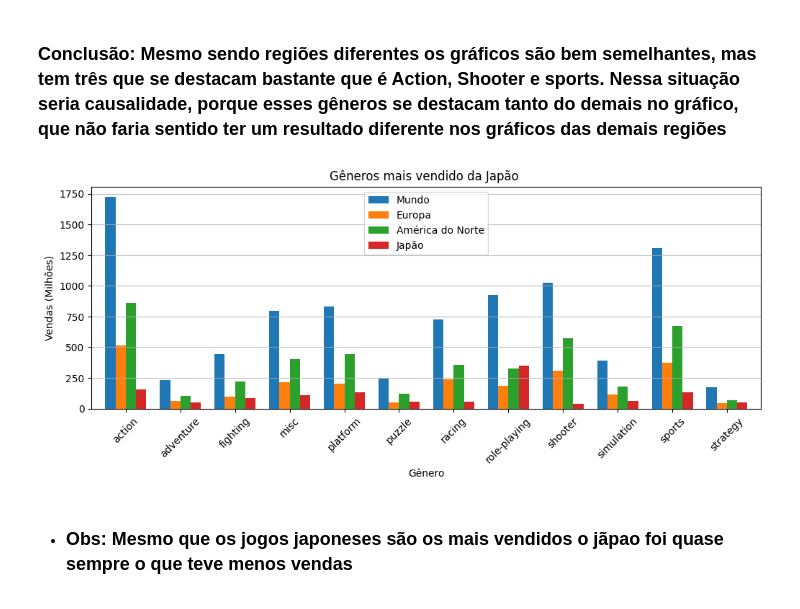
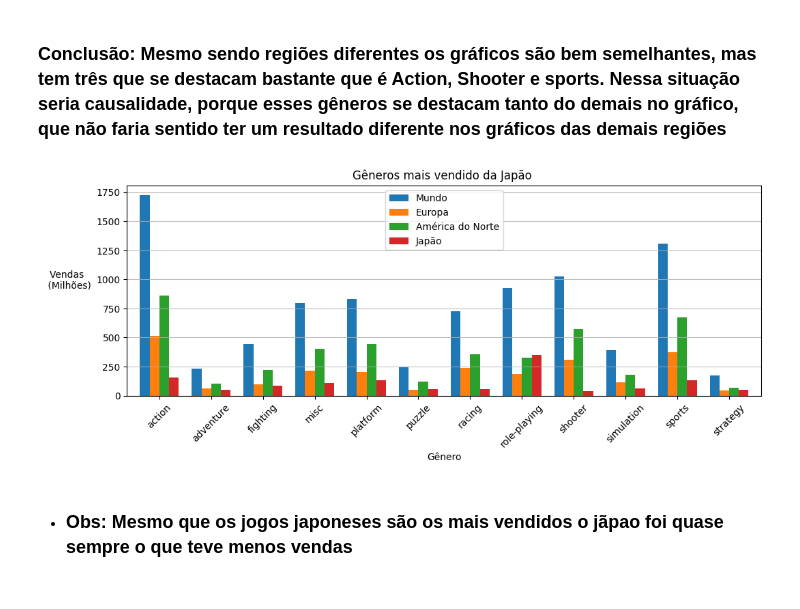
Before and after one commit to Nicolas14265/introducao, a Jupyter notebook: Projeto_Final.ipynb, the cells around one changed output. Saved outputs shown, nothing was run; the diff lists cells and outputs as text; code cells hidden in the pictures.

```diff
--- a/Projeto_Final.ipynb
+++ b/Projeto_Final.ipynb
@@ -106,15 +106,15 @@ plt.show()
 # %%
 #Grafico com todos
 
 df_plot = pd.DataFrame({'Mundo': mundo,'Europa': europa,'América do Norte': norte_america,'Japão': japao})
 df_plot.plot(kind='bar', figsize=(12,4), width = 0.75)
 plt.title('Gêneros mais vendido da Japão ')
 plt.xlabel('Gênero')
 plt.xticks(rotation=45)
-plt.ylabel('Vendas (Milhões)')
+plt.ylabel('Vendas \n (Milhões)', rotation = 0, labelpad = 30)
 plt.grid(True, axis='y', alpha = 0.8)
 plt.show()
 # %% [output]
-[figure, old version]
+[figure, new version]
 # %% [markdown]
 - ### Obs: Mesmo que os jogos japoneses são os mais vendidos o jãpao foi quase sempre o que teve menos vendas
```
Also changed, not shown: parts of 3 cells of this notebook.
